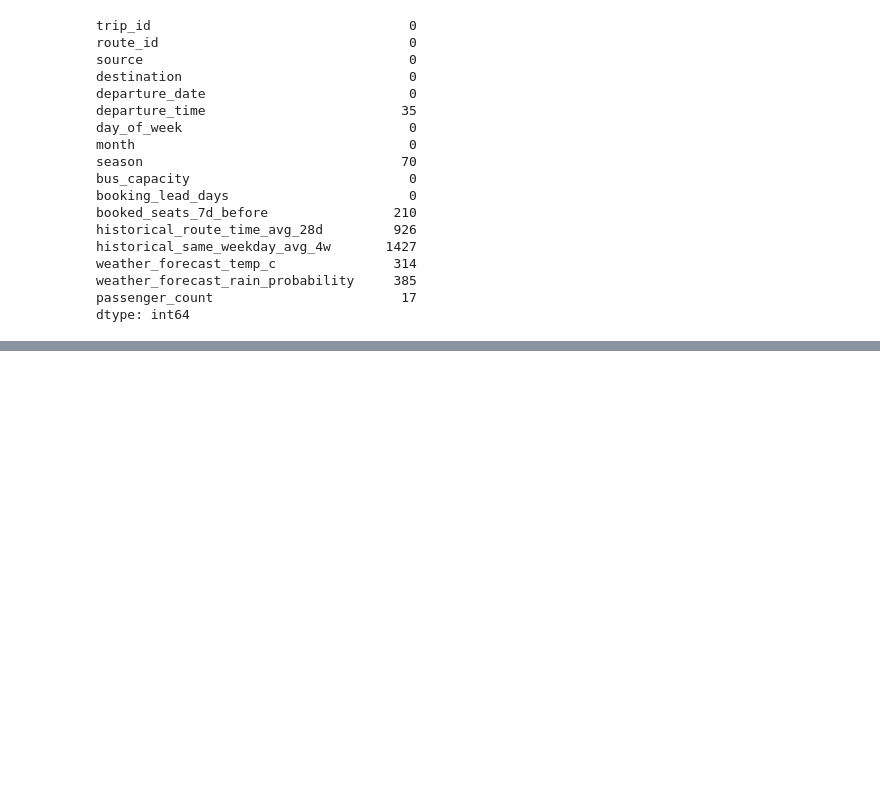
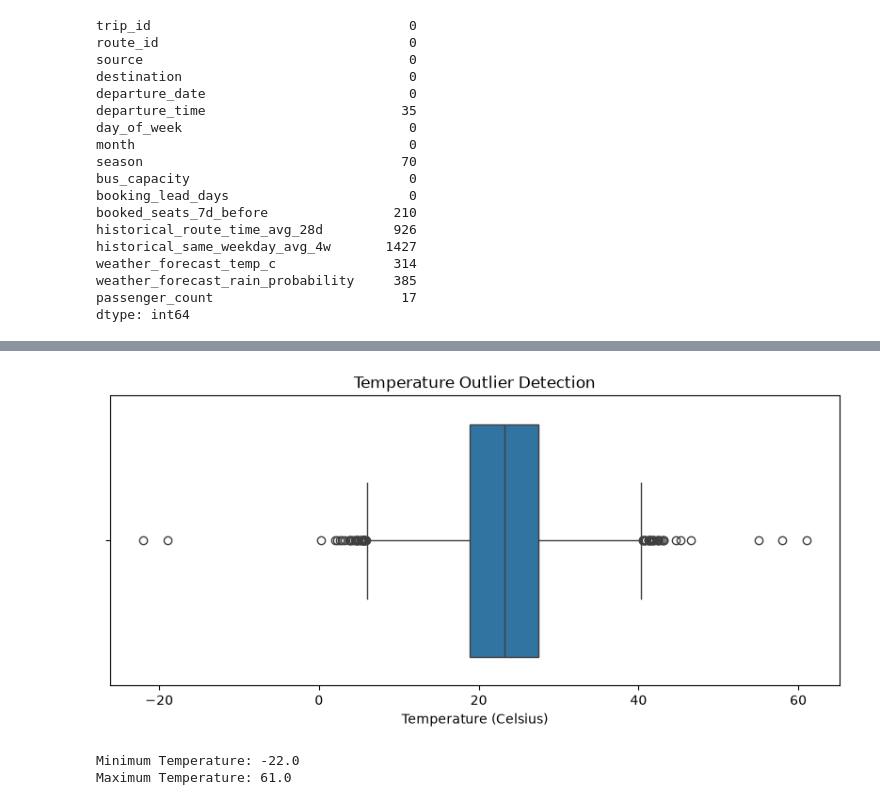
Before and after one commit to akashkumar181/Bus_Forcasting, a Jupyter notebook: Day1.ipynb, the cells around one changed output, grey strips where cells are left out. Saved outputs shown, nothing was run; the diff lists cells and outputs as text; code cells hidden in the pictures; blank space fills up the shorter version.

Commit message:
Update Day1 forecasting notebook

```diff
--- a/Day1.ipynb
+++ b/Day1.ipynb
@@ -73,0 +275,2 @@ dtype: int64
+# %%
+df.loc[df['booking_lead_days'] < 0, 'booking_lead_days'] = np.nan
@@ -73,0 +352,8 @@ dtype: int64
+# %%
+
+
+invalid_bookings = df['booked_seats_7d_before'] > df['bus_capacity']
+
+
+
+df.loc[invalid_bookings, 'booked_seats_7d_before'] = np.nan
@@ -73,0 +367,11 @@ dtype: int64
+# %%
+col = 'weather_forecast_temp_c'
+
+Q1 = df[col].quantile(0.25)
+Q3 = df[col].quantile(0.75)
+
+IQR = Q3 - Q1
+
+print("Q1:", Q1)
+print("Q3:", Q3)
+print("IQR:", IQR)
@@ -73,0 +412,18 @@ dtype: int64
+# %%
+plt.figure(figsize=(10, 4))
+
+sns.boxplot(x=df[col])
+
+plt.title("Temperature Outlier Detection")
+plt.xlabel("Temperature (Celsius)")
+
+plt.show()
+# %% [output]
+[figure, added]
+# %%
+print("Minimum Temperature:", df[col].min())
+
+print("Maximum Temperature:", df[col].max())
+# %% [output]
+Minimum Temperature: -22.0
+Maximum Temperature: 61.0
```
Also changed, not shown: parts of 66 cells of this notebook.
